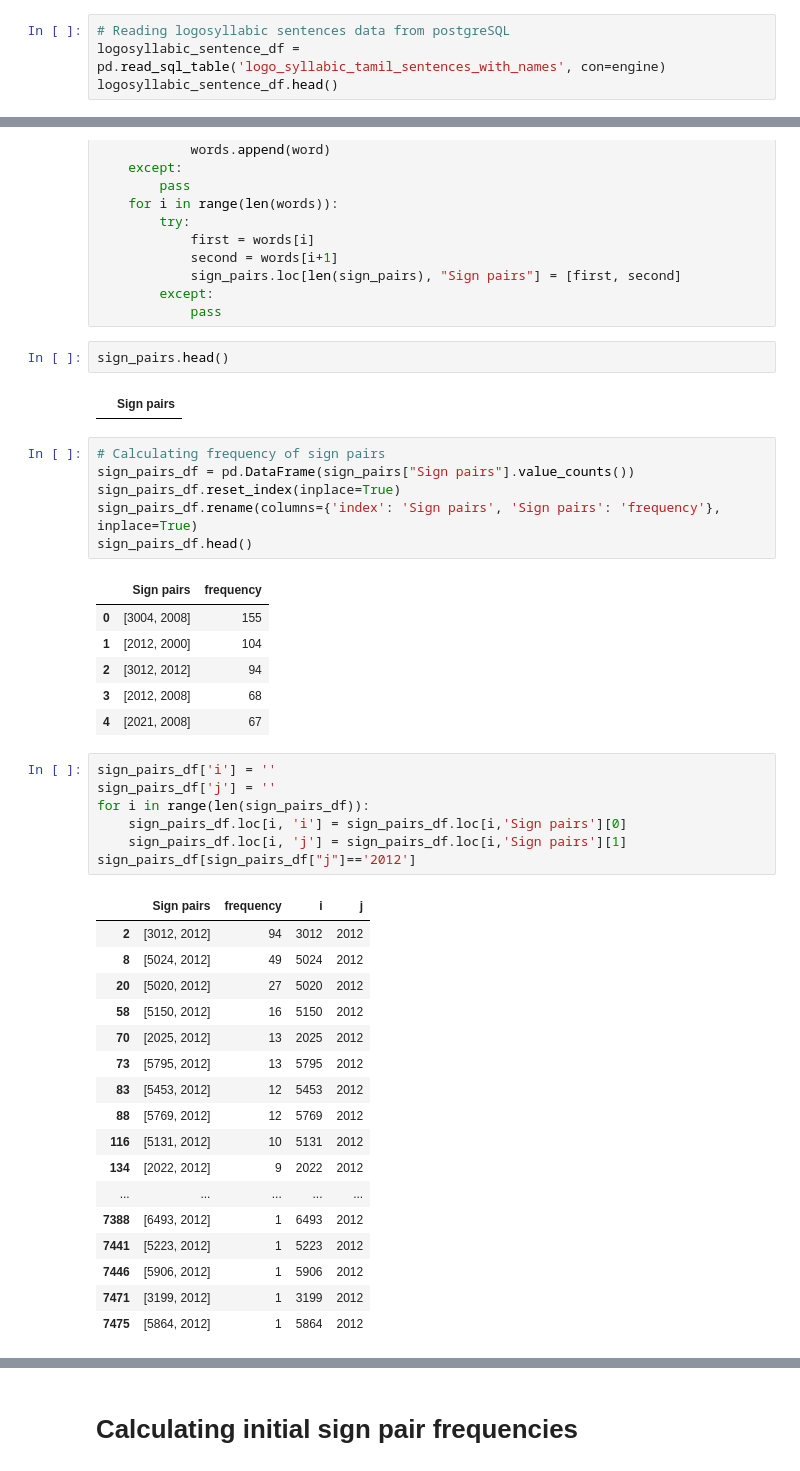
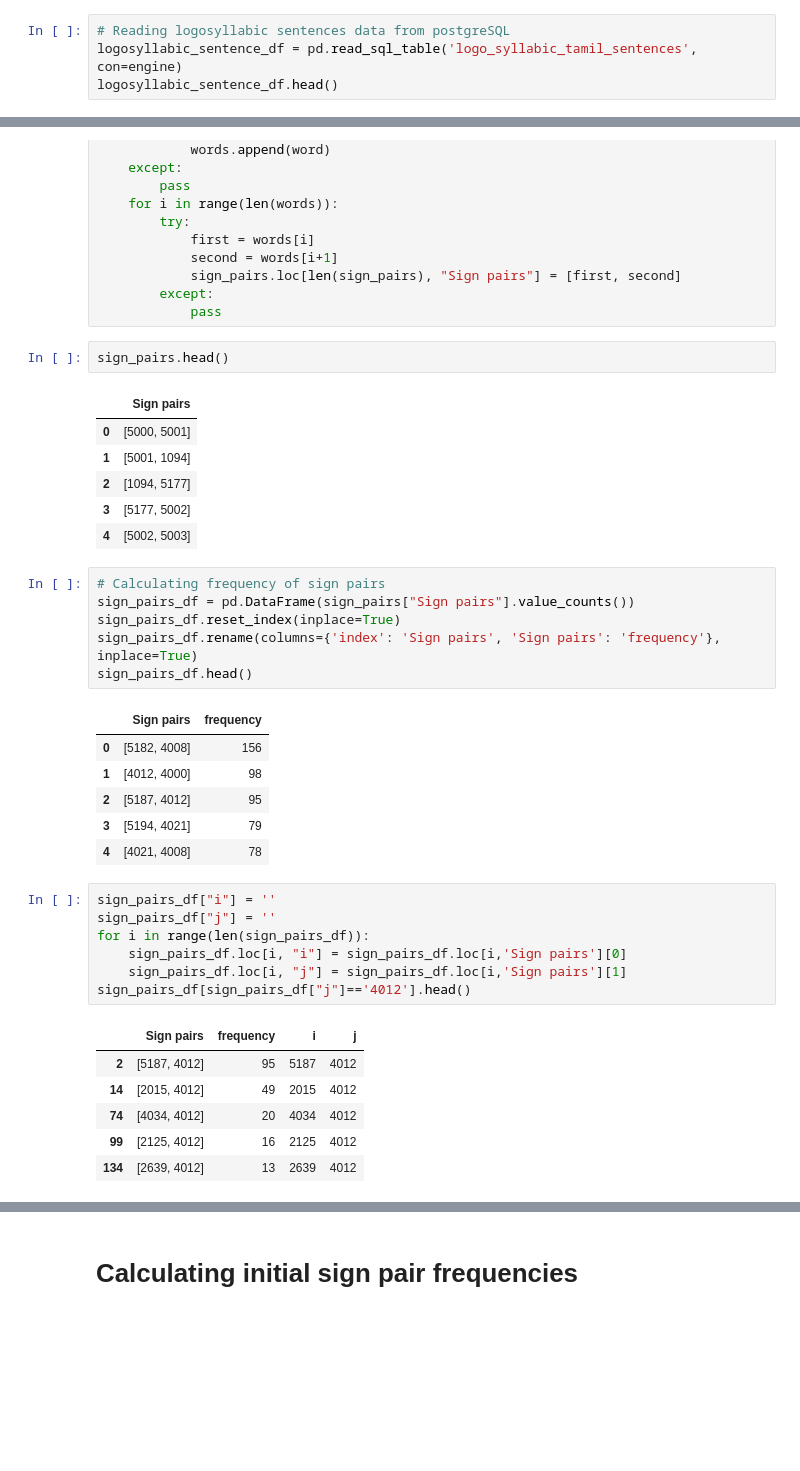
Before and after one commit to Kee2u/Deciphering_the_Indus_Valley_Script, a Jupyter notebook: Statistical_Analysis/Multivariate_Segmentation.ipynb, the cells around one changed output, grey strips where cells are left out. Drawn from its saved outputs; the diff is of its cells as text; blank space fills up the shorter version.

```diff
--- a/Statistical_Analysis/Multivariate_Segmentation.ipynb
+++ b/Statistical_Analysis/Multivariate_Segmentation.ipynb
@@ -18,7 +18,7 @@ pd.set_option('display.max_colwidth', None)
 engine = create_engine(db_string)
 # %%
 # Reading logosyllabic sentences data from postgreSQL
-logosyllabic_sentence_df = pd.read_sql_table('logo_syllabic_tamil_sentences_with_names', con=engine)
+logosyllabic_sentence_df = pd.read_sql_table('logo_syllabic_tamil_sentences', con=engine)
 logosyllabic_sentence_df.head()
 # %% [output]
 |  | index | Sentence |
@@ -350,6 +350,11 @@ for l in range(len(logosyllabic_sentence_df["Sentence"])):
 sign_pairs.head()
 # %% [output]
 |  | Sign pairs |
+| 0 | [5000, 5001] |
+| 1 | [5001, 1094] |
+| 2 | [1094, 5177] |
+| 3 | [5177, 5002] |
+| 4 | [5002, 5003] |
 # %%
 # Calculating frequency of sign pairs
 sign_pairs_df = pd.DataFrame(sign_pairs["Sign pairs"].value_counts())
@@ -358,34 +363,23 @@ sign_pairs_df.rename(columns={'index': 'Sign pairs', 'Sign pairs': 'frequency'},
 sign_pairs_df.head()
 # %% [output]
 |  | Sign pairs | frequency |
-| 0 | [3004, 2008] | 155 |
-| 1 | [2012, 2000] | 104 |
-| 2 | [3012, 2012] | 94 |
-| 3 | [2012, 2008] | 68 |
-| 4 | [2021, 2008] | 67 |
+| 0 | [5182, 4008] | 156 |
+| 1 | [4012, 4000] | 98 |
+| 2 | [5187, 4012] | 95 |
+| 3 | [5194, 4021] | 79 |
+| 4 | [4021, 4008] | 78 |
 # %%
-sign_pairs_df['i'] = ''
-sign_pairs_df['j'] = ''
+sign_pairs_df["i"] = ''
+sign_pairs_df["j"] = ''
 for i in range(len(sign_pairs_df)):
-    sign_pairs_df.loc[i, 'i'] = sign_pairs_df.loc[i,'Sign pairs'][0]
-    sign_pairs_df.loc[i, 'j'] = sign_pairs_df.loc[i,'Sign pairs'][1]
-sign_pairs_df[sign_pairs_df["j"]=='2012']
+    sign_pairs_df.loc[i, "i"] = sign_pairs_df.loc[i,'Sign pairs'][0]
+    sign_pairs_df.loc[i, "j"] = sign_pairs_df.loc[i,'Sign pairs'][1]
+sign_pairs_df[sign_pairs_df["j"]=='4012'].head()
 # %% [output]
 |  | Sign pairs | frequency | i | j |
-| 2 | [3012, 2012] | 94 | 3012 | 2012 |
-| 8 | [5024, 2012] | 49 | 5024 | 2012 |
-| 20 | [5020, 2012] | 27 | 5020 | 2012 |
-| 58 | [5150, 2012] | 16 | 5150 | 2012 |
-| 70 | [2025, 2012] | 13 | 2025 | 2012 |
-| 73 | [5795, 2012] | 13 | 5795 | 2012 |
-| 83 | [5453, 2012] | 12 | 5453 | 2012 |
-| 88 | [5769, 2012] | 12 | 5769 | 2012 |
-| 116 | [5131, 2012] | 10 | 5131 | 2012 |
-| 134 | [2022, 2012] | 9 | 2022 | 2012 |
-| ... | ... | ... | ... | ... |
-| 7388 | [6493, 2012] | 1 | 6493 | 2012 |
-| 7441 | [5223, 2012] | 1 | 5223 | 2012 |
-| 7446 | [5906, 2012] | 1 | 5906 | 2012 |
-| 7471 | [3199, 2012] | 1 | 3199 | 2012 |
-| 7475 | [5864, 2012] | 1 | 5864 | 2012 |
+| 2 | [5187, 4012] | 95 | 5187 | 4012 |
+| 14 | [2015, 4012] | 49 | 2015 | 4012 |
+| 74 | [4034, 4012] | 20 | 4034 | 4012 |
+| 99 | [2125, 4012] | 16 | 2125 | 4012 |
+| 134 | [2639, 4012] | 13 | 2639 | 4012 |
 # %%
```
Also changed, not shown: parts of 34 cells of this notebook.
